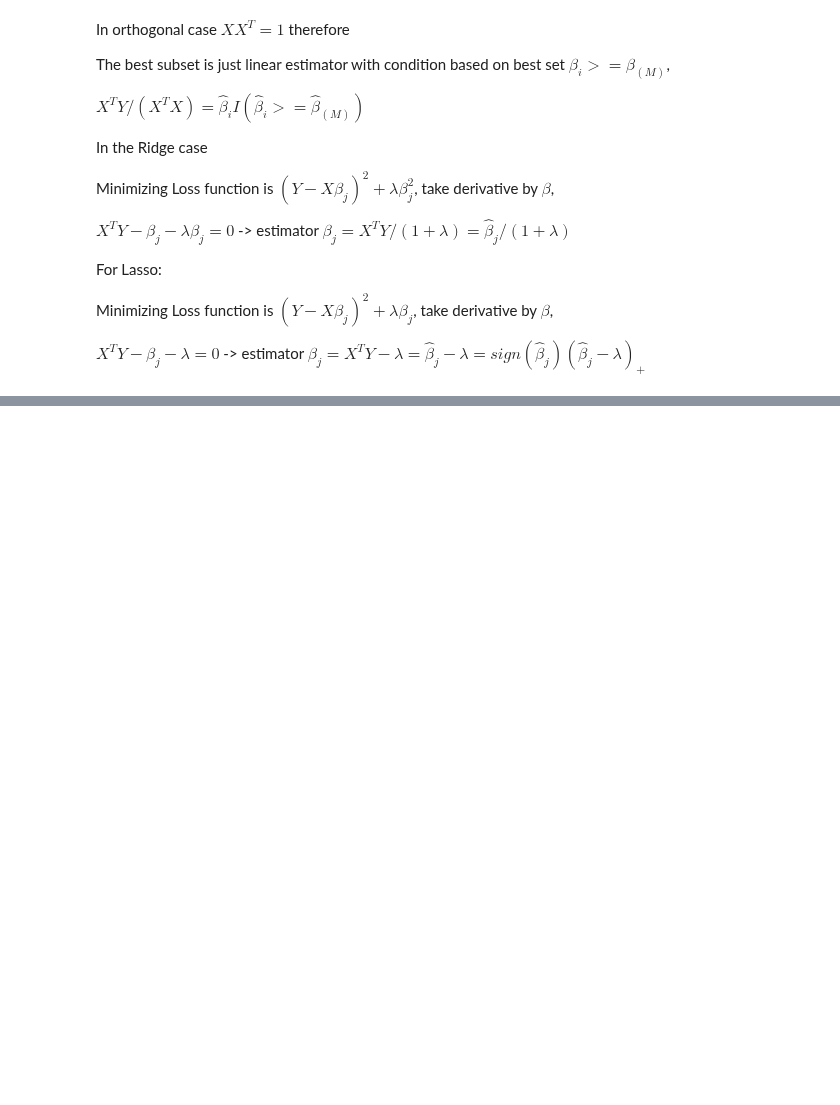
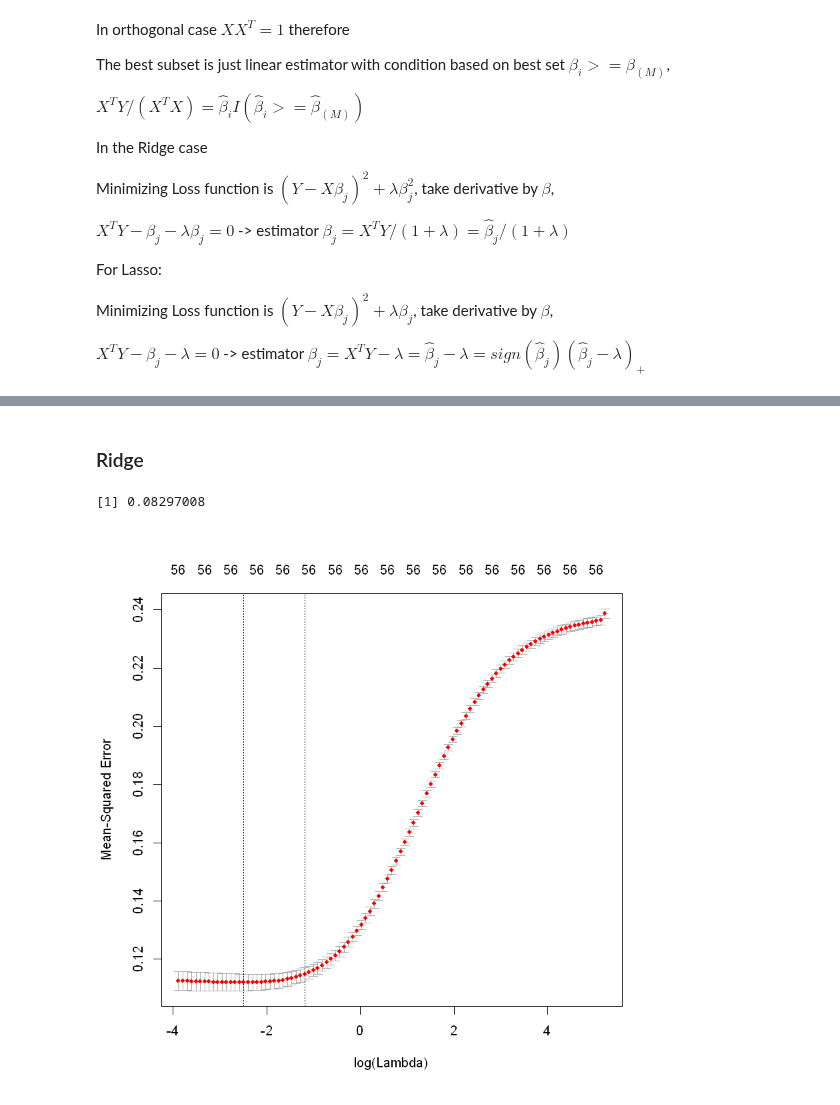
Before and after one commit to kuzn137/Statistical_problems, a Jupyter notebook: Ch3RESL.ipynb, the cells around one changed output, grey strips where cells are left out. Drawn from its saved outputs; the diff is of its cells as text; code cells hidden in the pictures; blank space fills up the shorter version.

```diff
--- a/Ch3RESL.ipynb
+++ b/Ch3RESL.ipynb
@@ -304,0 +476,12 @@ $X^TY-\beta_j - \lambda = 0$ -> estimator $ \beta_j =X^TY-\lambda= \hat{\beta}_j
+# %% [markdown]
+### Ridge
+# %%
+X = model.matrix(typen ~ .-1, spam_n)[,-1]
+ridge.mod = glmnet(X, spam_n$typen, alpha=0,  lambda=seq(0.01, 1, by = 0.05))
+cv.ridge = cv.glmnet(X, spam_n$typen, alpha=0)
+plot(cv.ridge)
+bestlam=cv.ridge$lambda.min
+bestlam
+# %% [output]
+[1] 0.08297008
+[figure, added]
```
Also changed, not shown: parts of 22 cells of this notebook, 1 other file.
